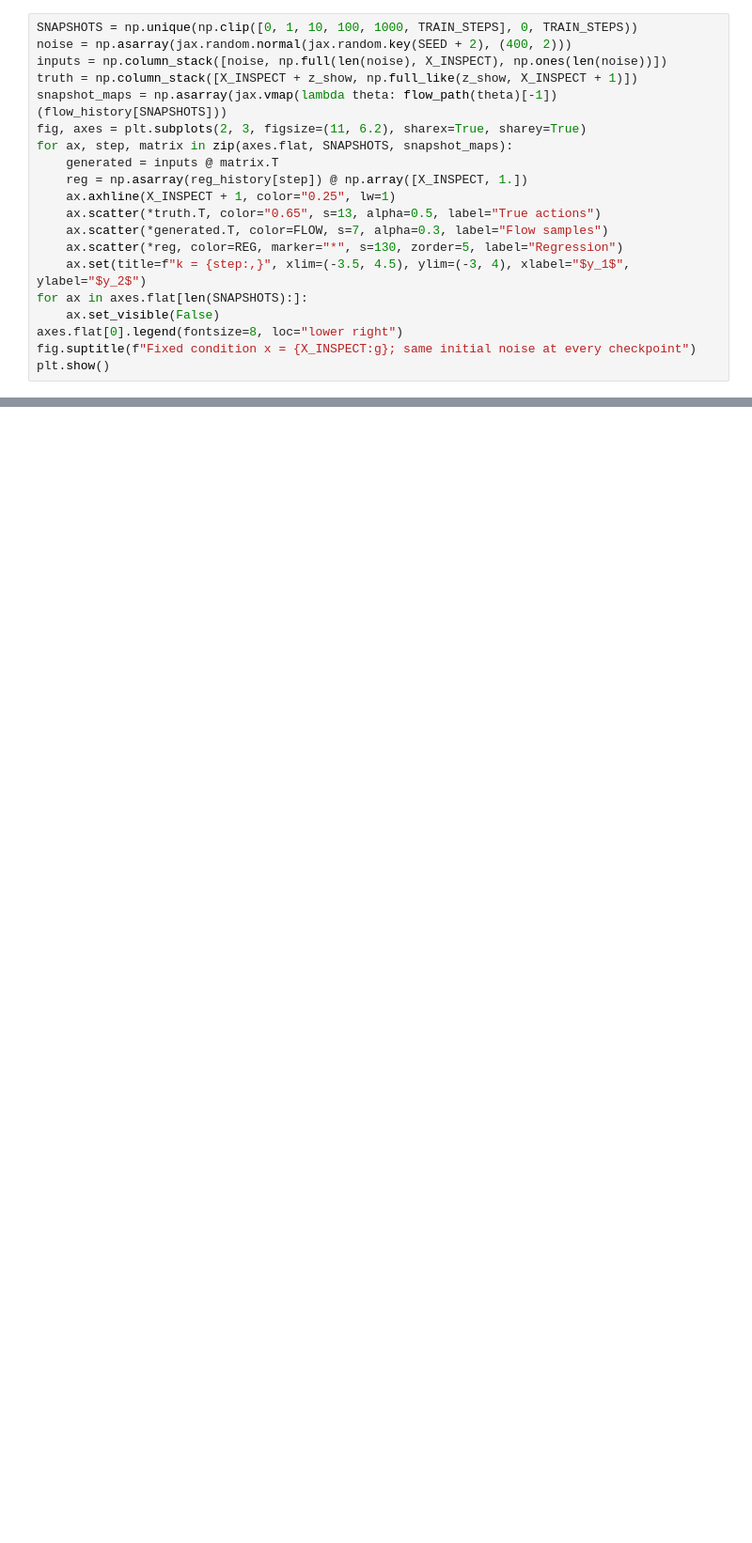
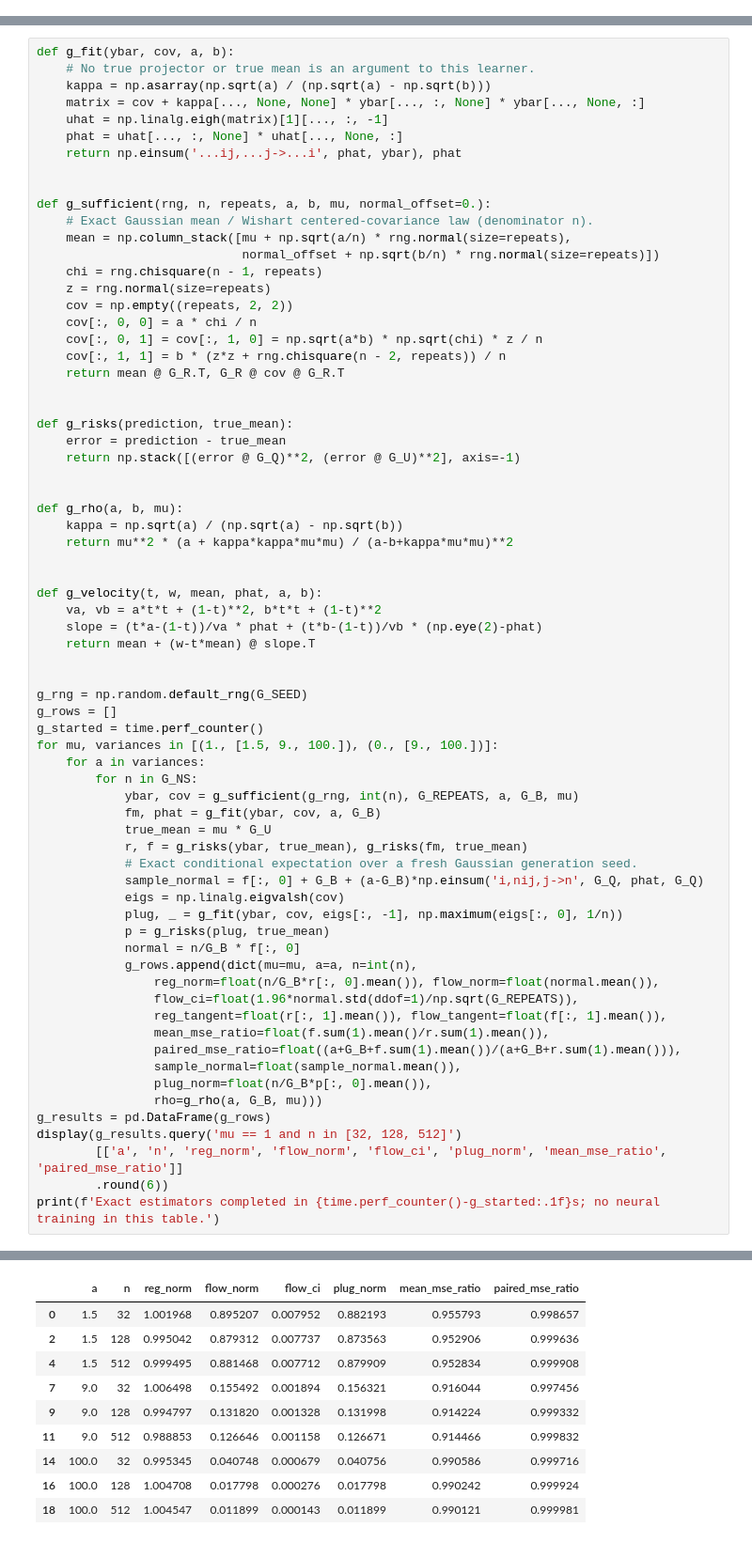
Before and after one commit to Dcyaprogrammer/Does-GCPs-purify-actions-, a Jupyter notebook: gcp_affine_manifold_jax.ipynb, the cells around one changed output, grey strips where cells are left out. Shown at 94% size. Saved outputs shown, nothing was run; the diff lists cells and outputs as text; blank space fills up the shorter version.

```diff
--- a/gcp_affine_manifold_jax.ipynb
+++ b/gcp_affine_manifold_jax.ipynb
@@ -264,20 +0,0 @@ plt.show()
-# %%
-SNAPSHOTS = np.unique(np.clip([0, 1, 10, 100, 1000, TRAIN_STEPS], 0, TRAIN_STEPS))
-noise = np.asarray(jax.random.normal(jax.random.key(SEED + 2), (400, 2)))
-inputs = np.column_stack([noise, np.full(len(noise), X_INSPECT), np.ones(len(noise))])
-truth = np.column_stack([X_INSPECT + z_show, np.full_like(z_show, X_INSPECT + 1)])
-snapshot_maps = np.asarray(jax.vmap(lambda theta: flow_path(theta)[-1])(flow_history[SNAPSHOTS]))
-fig, axes = plt.subplots(2, 3, figsize=(11, 6.2), sharex=True, sharey=True)
-for ax, step, matrix in zip(axes.flat, SNAPSHOTS, snapshot_maps):
-    generated = inputs @ matrix.T
-    reg = np.asarray(reg_history[step]) @ np.array([X_INSPECT, 1.])
-    ax.axhline(X_INSPECT + 1, color="0.25", lw=1)
-    ax.scatter(*truth.T, color="0.65", s=13, alpha=0.5, label="True actions")
-    ax.scatter(*generated.T, color=FLOW, s=7, alpha=0.3, label="Flow samples")
-    ax.scatter(*reg, color=REG, marker="*", s=130, zorder=5, label="Regression")
-    ax.set(title=f"k = {step:,}", xlim=(-3.5, 4.5), ylim=(-3, 4), xlabel="$y_1$", ylabel="$y_2$")
-for ax in axes.flat[len(SNAPSHOTS):]:
-    ax.set_visible(False)
-axes.flat[0].legend(fontsize=8, loc="lower right")
-fig.suptitle(f"Fixed condition x = {X_INSPECT:g}; same initial noise at every checkpoint")
-plt.show()
@@ -903,0 +77,70 @@ All nonlinear experiment checks passed.
+# %%
+def g_fit(ybar, cov, a, b):
+    # No true projector or true mean is an argument to this learner.
+    kappa = np.asarray(np.sqrt(a) / (np.sqrt(a) - np.sqrt(b)))
+    matrix = cov + kappa[..., None, None] * ybar[..., :, None] * ybar[..., None, :]
+    uhat = np.linalg.eigh(matrix)[1][..., :, -1]
+    phat = uhat[..., :, None] * uhat[..., None, :]
+    return np.einsum('...ij,...j->...i', phat, ybar), phat
+
+
+def g_sufficient(rng, n, repeats, a, b, mu, normal_offset=0.):
+    # Exact Gaussian mean / Wishart centered-covariance law (denominator n).
+    mean = np.column_stack([mu + np.sqrt(a/n) * rng.normal(size=repeats),
+                            normal_offset + np.sqrt(b/n) * rng.normal(size=repeats)])
+    chi = rng.chisquare(n - 1, repeats)
+    z = rng.normal(size=repeats)
+    cov = np.empty((repeats, 2, 2))
+    cov[:, 0, 0] = a * chi / n
+    cov[:, 0, 1] = cov[:, 1, 0] = np.sqrt(a*b) * np.sqrt(chi) * z / n
+    cov[:, 1, 1] = b * (z*z + rng.chisquare(n - 2, repeats)) / n
+    return mean @ G_R.T, G_R @ cov @ G_R.T
+
+
+def g_risks(prediction, true_mean):
+    error = prediction - true_mean
+    return np.stack([(error @ G_Q)**2, (error @ G_U)**2], axis=-1)
+
+
+def g_rho(a, b, mu):
+    kappa = np.sqrt(a) / (np.sqrt(a) - np.sqrt(b))
+    return mu**2 * (a + kappa*kappa*mu*mu) / (a-b+kappa*mu*mu)**2
+
+
+def g_velocity(t, w, mean, phat, a, b):
+    va, vb = a*t*t + (1-t)**2, b*t*t + (1-t)**2
+    slope = (t*a-(1-t))/va * phat + (t*b-(1-t))/vb * (np.eye(2)-phat)
+    return mean + (w-t*mean) @ slope.T
+
+
+g_rng = np.random.default_rng(G_SEED)
+g_rows = []
+g_started = time.perf_counter()
+for mu, variances in [(1., [1.5, 9., 100.]), (0., [9., 100.])]:
+    for a in variances:
+        for n in G_NS:
+            ybar, cov = g_sufficient(g_rng, int(n), G_REPEATS, a, G_B, mu)
+            fm, phat = g_fit(ybar, cov, a, G_B)
+            true_mean = mu * G_U
+            r, f = g_risks(ybar, true_mean), g_risks(fm, true_mean)
+            # Exact conditional expectation over a fresh Gaussian generation seed.
+            sample_normal = f[:, 0] + G_B + (a-G_B)*np.einsum('i,nij,j->n', G_Q, phat, G_Q)
+            eigs = np.linalg.eigvalsh(cov)
+            plug, _ = g_fit(ybar, cov, eigs[:, -1], np.maximum(eigs[:, 0], 1/n))
+            p = g_risks(plug, true_mean)
+            normal = n/G_B * f[:, 0]
+            g_rows.append(dict(mu=mu, a=a, n=int(n),
+                reg_norm=float(n/G_B*r[:, 0].mean()), flow_norm=float(normal.mean()),
+                flow_ci=float(1.96*normal.std(ddof=1)/np.sqrt(G_REPEATS)),
+                reg_tangent=float(r[:, 1].mean()), flow_tangent=float(f[:, 1].mean()),
+                mean_mse_ratio=float(f.sum(1).mean()/r.sum(1).mean()),
+                paired_mse_ratio=float((a+G_B+f.sum(1).mean())/(a+G_B+r.sum(1).mean())),
+                sample_normal=float(sample_normal.mean()),
+                plug_norm=float(n/G_B*p[:, 0].mean()),
+                rho=g_rho(a, G_B, mu)))
+g_results = pd.DataFrame(g_rows)
+display(g_results.query('mu == 1 and n in [32, 128, 512]')
+        [['a', 'n', 'reg_norm', 'flow_norm', 'flow_ci', 'plug_norm', 'mean_mse_ratio', 'paired_mse_ratio']]
+        .round(6))
+print(f'Exact estimators completed in {time.perf_counter()-g_started:.1f}s; no neural training in this table.')
+# %% [output]
@@ -903,0 +148,10 @@ All nonlinear experiment checks passed.
+|  | a | n | reg_norm | flow_norm | flow_ci | plug_norm | mean_mse_ratio | paired_mse_ratio |
+| 0 | 1.5 | 32 | 1.001968 | 0.895207 | 0.007952 | 0.882193 | 0.955793 | 0.998657 |
+| 2 | 1.5 | 128 | 0.995042 | 0.879312 | 0.007737 | 0.873563 | 0.952906 | 0.999636 |
+| 4 | 1.5 | 512 | 0.999495 | 0.881468 | 0.007712 | 0.879909 | 0.952834 | 0.999908 |
+| 7 | 9.0 | 32 | 1.006498 | 0.155492 | 0.001894 | 0.156321 | 0.916044 | 0.997456 |
+| 9 | 9.0 | 128 | 0.994797 | 0.131820 | 0.001328 | 0.131998 | 0.914224 | 0.999332 |
+| 11 | 9.0 | 512 | 0.988853 | 0.126646 | 0.001158 | 0.126671 | 0.914466 | 0.999832 |
+| 14 | 100.0 | 32 | 0.995345 | 0.040748 | 0.000679 | 0.040756 | 0.990586 | 0.999716 |
+| 16 | 100.0 | 128 | 1.004708 | 0.017798 | 0.000276 | 0.017798 | 0.990242 | 0.999924 |
+| 18 | 100.0 | 512 | 1.004547 | 0.011899 | 0.000143 | 0.011899 | 0.990121 | 0.999981 |
```
Also changed, not shown: parts of 61 cells of this notebook.
